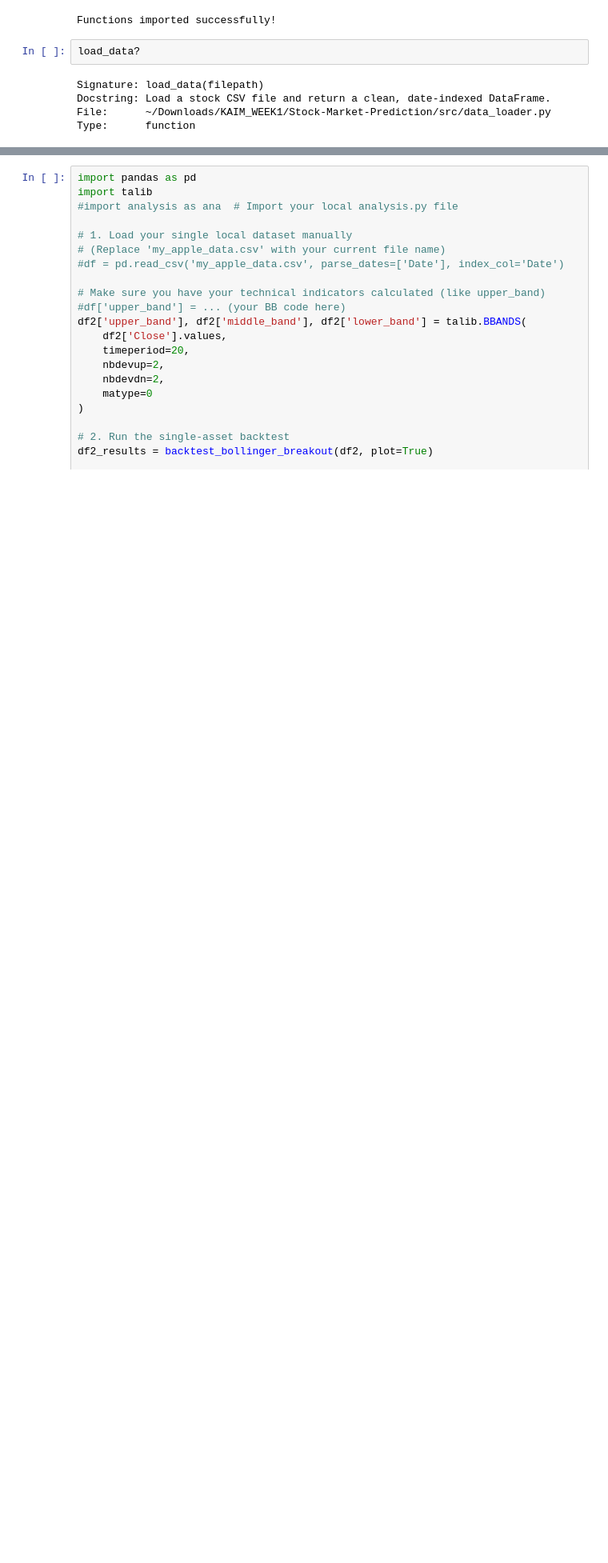
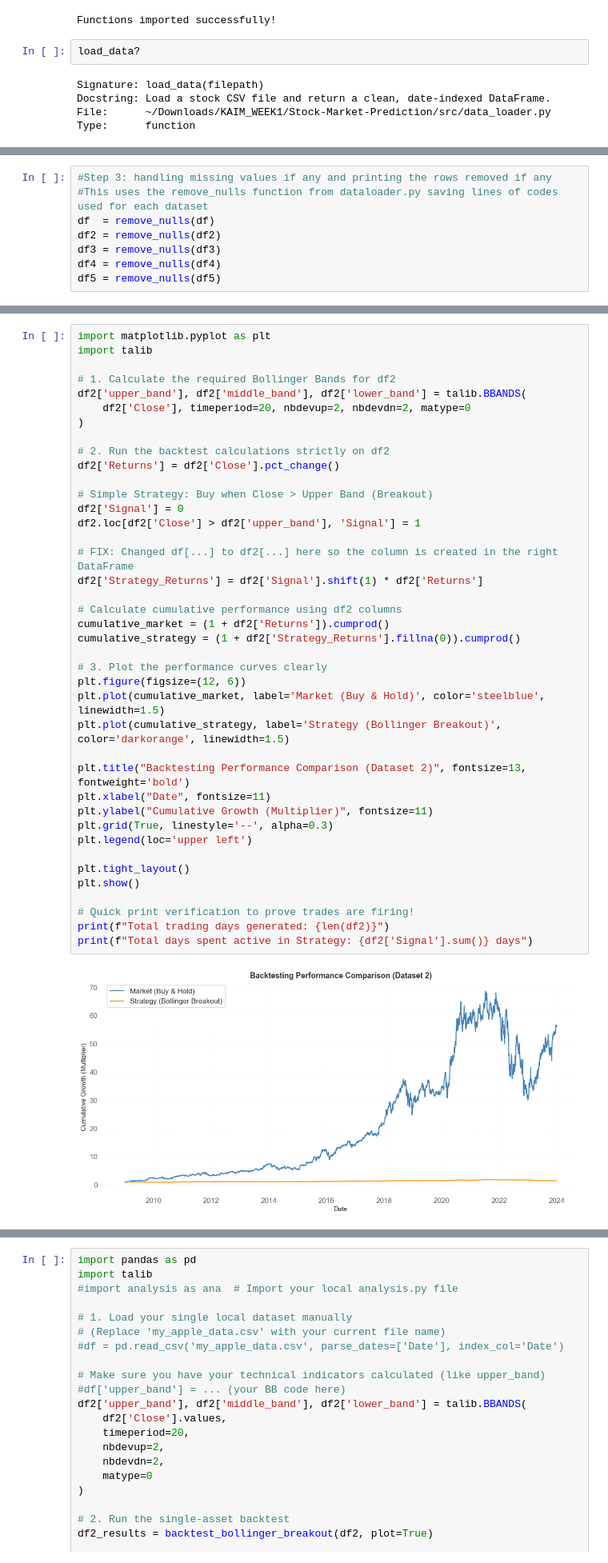
Before and after one commit to Bethelhemtekabe/Stock-Market-Prediction, a Jupyter notebook: Notebook/second.ipynb, the cells around one changed output, grey strips where cells are left out. Shown at 80% size. Cells and saved outputs as stored; diff of their text form; blank space fills up the shorter version.

```diff
--- a/Notebook/second.ipynb
+++ b/Notebook/second.ipynb
@@ -288,0 +138,8 @@ Trailing PE: 35.245464
+# %%
+#Step 3: handling missing values if any and printing the rows removed if any
+#This uses the remove_nulls function from dataloader.py saving lines of codes used for each dataset
+df  = remove_nulls(df)
+df2 = remove_nulls(df2)
+df3 = remove_nulls(df3)
+df4 = remove_nulls(df4)
+df5 = remove_nulls(df5)
@@ -288,0 +386,42 @@ Trailing PE: 35.245464
+# %%
+import matplotlib.pyplot as plt
+import talib
+
+# 1. Calculate the required Bollinger Bands for df2
+df2['upper_band'], df2['middle_band'], df2['lower_band'] = talib.BBANDS(
+    df2['Close'], timeperiod=20, nbdevup=2, nbdevdn=2, matype=0
+)
+
+# 2. Run the backtest calculations strictly on df2
+df2['Returns'] = df2['Close'].pct_change()
+
+# Simple Strategy: Buy when Close > Upper Band (Breakout)
+df2['Signal'] = 0
+df2.loc[df2['Close'] > df2['upper_band'], 'Signal'] = 1
+
+# FIX: Changed df[...] to df2[...] here so the column is created in the right DataFrame
+df2['Strategy_Returns'] = df2['Signal'].shift(1) * df2['Returns']
+
+# Calculate cumulative performance using df2 columns
+cumulative_market = (1 + df2['Returns']).cumprod()
+cumulative_strategy = (1 + df2['Strategy_Returns'].fillna(0)).cumprod()
+
+# 3. Plot the performance curves clearly
+plt.figure(figsize=(12, 6))
+plt.plot(cumulative_market, label='Market (Buy & Hold)', color='steelblue', linewidth=1.5)
+plt.plot(cumulative_strategy, label='Strategy (Bollinger Breakout)', color='darkorange', linewidth=1.5)
+
+plt.title("Backtesting Performance Comparison (Dataset 2)", fontsize=13, fontweight='bold')
+plt.xlabel("Date", fontsize=11)
+plt.ylabel("Cumulative Growth (Multiplier)", fontsize=11)
+plt.grid(True, linestyle='--', alpha=0.3)
+plt.legend(loc='upper left')
+
+plt.tight_layout()
+plt.show()
+
+# Quick print verification to prove trades are firing!
+print(f"Total trading days generated: {len(df2)}")
+print(f"Total days spent active in Strategy: {df2['Signal'].sum()} days")
+# %% [output]
+[figure, added]
```
Also changed, not shown: parts of 53 cells of this notebook.
